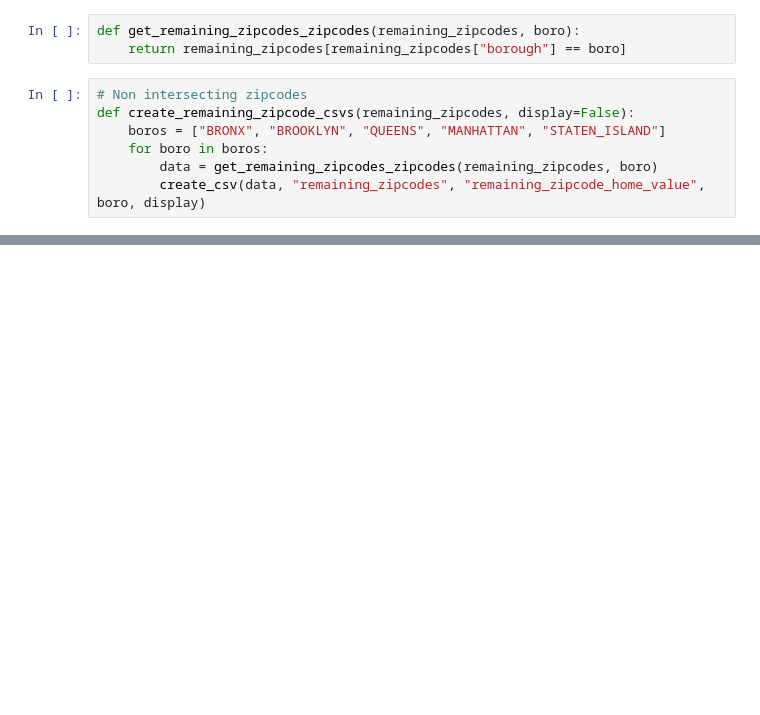
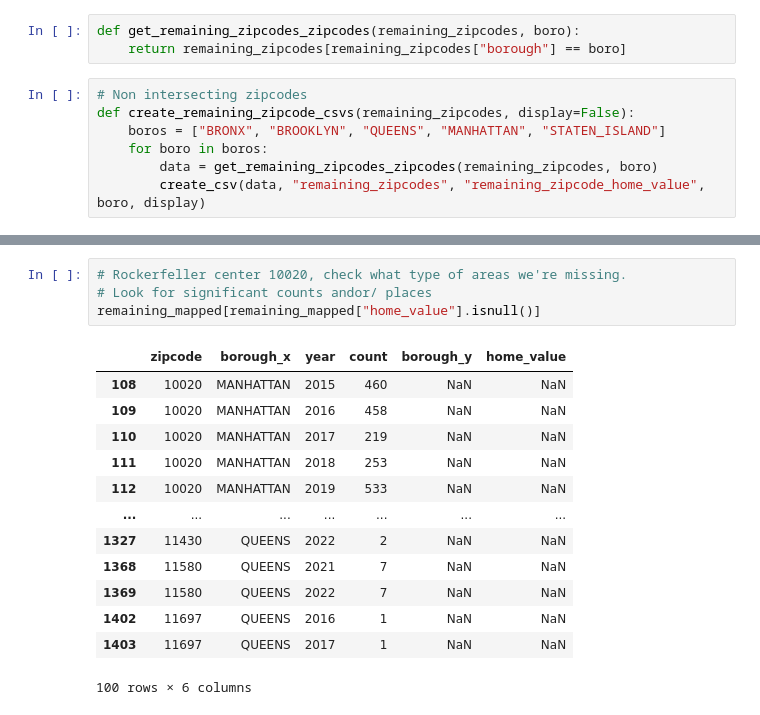
Before and after one commit to hpuma/Airbnb_Rental_Project, a Jupyter notebook: stats/Zillow_home_value_mapped_zipcode_cumulative.ipynb, the cells around one changed output, grey strips where cells are left out. Saved outputs shown, nothing was run; the diff lists cells and outputs as text; blank space fills up the shorter version.

```diff
--- a/stats/Zillow_home_value_mapped_zipcode_cumulative.ipynb
+++ b/stats/Zillow_home_value_mapped_zipcode_cumulative.ipynb
@@ -285,0 +254,18 @@ Borough=MANHATTAN
+# %%
+# Rockerfeller center 10020, check what type of areas we're missing.
+# Look for significant counts andor/ places
+remaining_mapped[remaining_mapped["home_value"].isnull()]
+# %% [output]
+|  | zipcode | borough_x | year | count | borough_y | home_value |
+| 108 | 10020 | MANHATTAN | 2015 | 460 | NaN | NaN |
+| 109 | 10020 | MANHATTAN | 2016 | 458 | NaN | NaN |
+| 110 | 10020 | MANHATTAN | 2017 | 219 | NaN | NaN |
+| 111 | 10020 | MANHATTAN | 2018 | 253 | NaN | NaN |
+| 112 | 10020 | MANHATTAN | 2019 | 533 | NaN | NaN |
+| ... | ... | ... | ... | ... | ... | ... |
+| 1327 | 11430 | QUEENS | 2022 | 2 | NaN | NaN |
+| 1368 | 11580 | QUEENS | 2021 | 7 | NaN | NaN |
+| 1369 | 11580 | QUEENS | 2022 | 7 | NaN | NaN |
+| 1402 | 11697 | QUEENS | 2016 | 1 | NaN | NaN |
+| 1403 | 11697 | QUEENS | 2017 | 1 | NaN | NaN |
+100 rows × 6 columns
```
Also changed, not shown: parts of 6 cells of this notebook, 2 other files.
